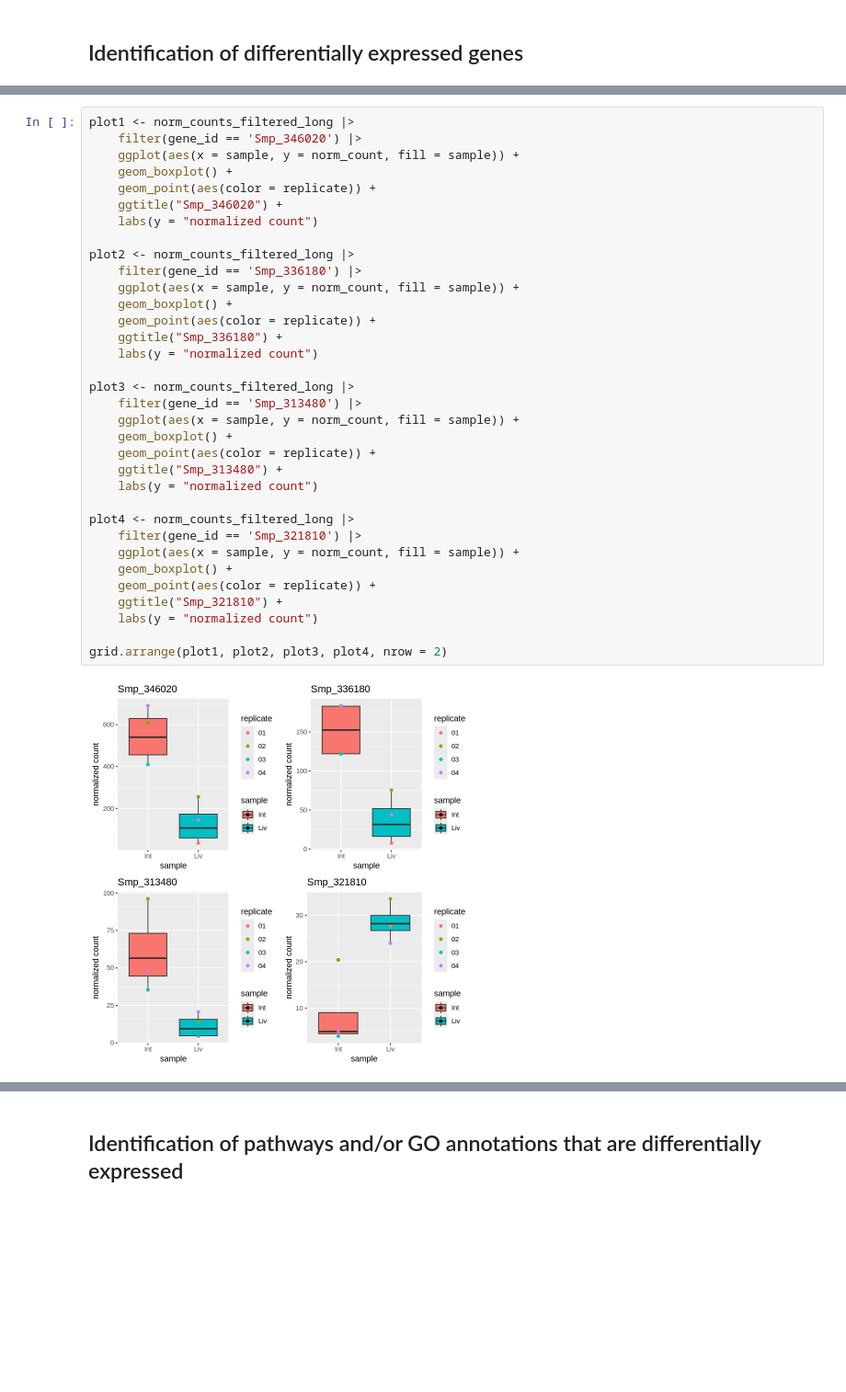
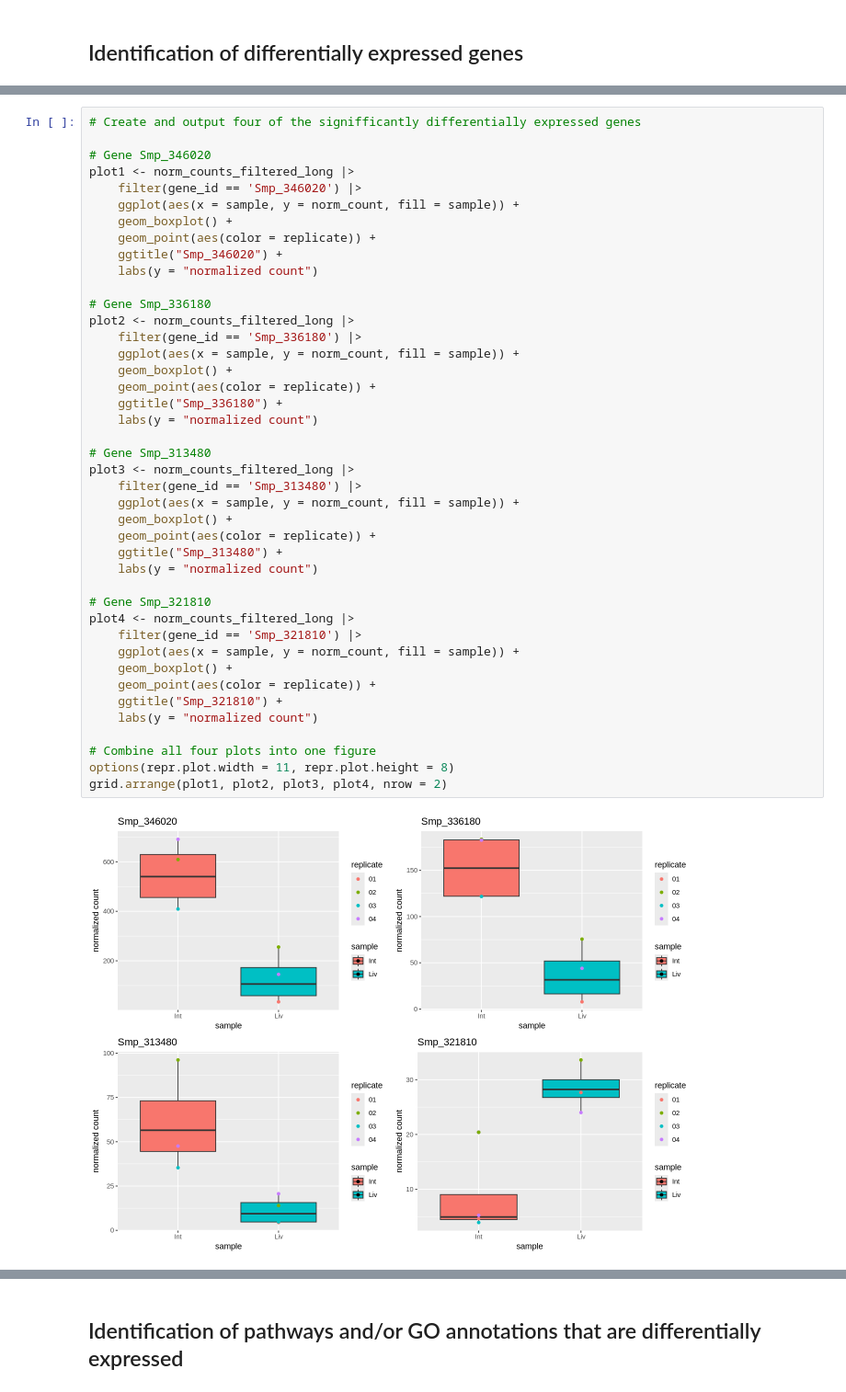
Before and after one commit to Brandy-Corwin/Schistosoma-RNA-seq, a Jupyter notebook: manuscript.ipynb, the cells around one changed output, grey strips where cells are left out. Shown at 92% size. Drawn from its saved outputs; the diff is of its cells as text; blank space fills up the shorter version.

```diff
--- a/manuscript.ipynb
+++ b/manuscript.ipynb
@@ -123,6 +125,9 @@ norm_counts_filtered_long <- norm_counts_filtered |>
     mutate(sample = str_remove(sample, "_S[0-9]{2}_L005")) |>
     separate(sample, c('sample', 'replicate'), "-")
 # %%
+# Create and output four of the signifficantly differentially expressed genes
+
+# Gene Smp_346020
 plot1 <- norm_counts_filtered_long |>
     filter(gene_id == 'Smp_346020') |>
     ggplot(aes(x = sample, y = norm_count, fill = sample)) +
@@ -130,32 +135,37 @@ plot1 <- norm_counts_filtered_long |>
     geom_point(aes(color = replicate)) +
     ggtitle("Smp_346020") +
     labs(y = "normalized count")
 
+# Gene Smp_336180
 plot2 <- norm_counts_filtered_long |>
     filter(gene_id == 'Smp_336180') |>
     ggplot(aes(x = sample, y = norm_count, fill = sample)) +
     geom_boxplot() +
     geom_point(aes(color = replicate)) +
     ggtitle("Smp_336180") +
     labs(y = "normalized count")
 
+# Gene Smp_313480
 plot3 <- norm_counts_filtered_long |>
     filter(gene_id == 'Smp_313480') |>
     ggplot(aes(x = sample, y = norm_count, fill = sample)) +
     geom_boxplot() +
     geom_point(aes(color = replicate)) +
     ggtitle("Smp_313480") +
     labs(y = "normalized count")
 
+# Gene Smp_321810
 plot4 <- norm_counts_filtered_long |>
     filter(gene_id == 'Smp_321810') |>
     ggplot(aes(x = sample, y = norm_count, fill = sample)) +
     geom_boxplot() +
     geom_point(aes(color = replicate)) +
     ggtitle("Smp_321810") +
     labs(y = "normalized count")
 
+# Combine all four plots into one figure
+options(repr.plot.width = 11, repr.plot.height = 8)
 grid.arrange(plot1, plot2, plot3, plot4, nrow = 2)
 # %% [output]
-[figure, old version]
+[figure, new version]
 # %% [markdown]
```
Also changed, not shown: parts of 11 cells of this notebook.
